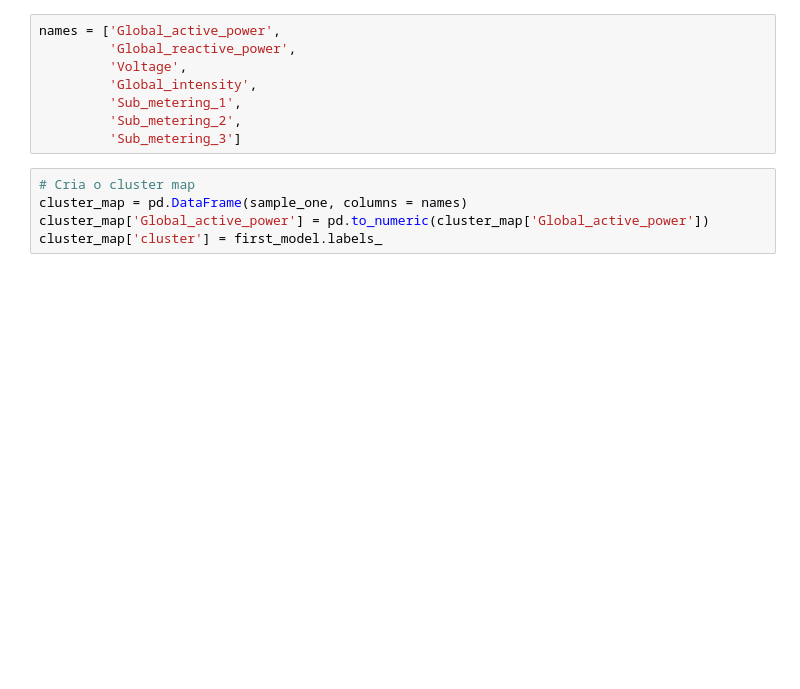
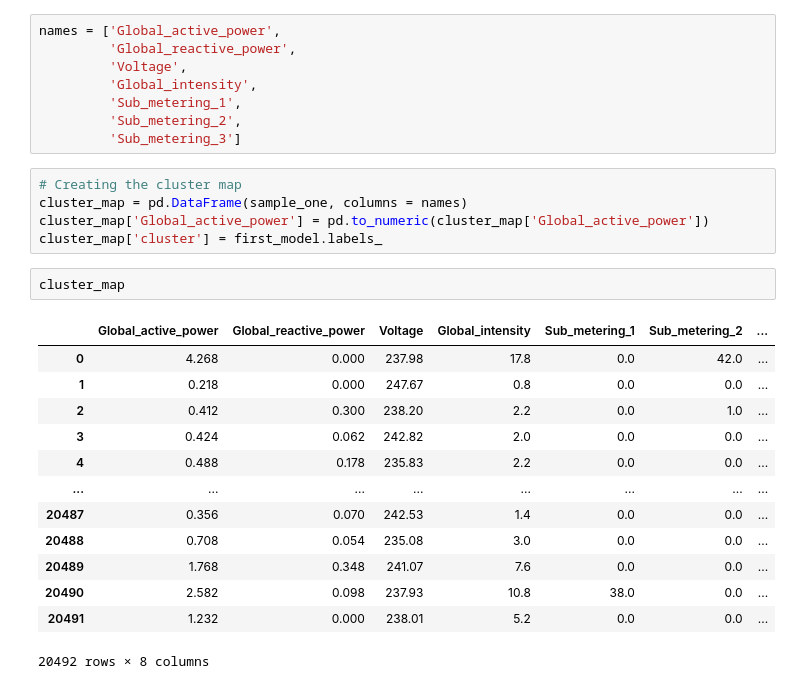
Before and after one commit to Filip3Owl/unsupervised-energy-clustering, a Jupyter notebook: notebook/energy-consumption.ipynb, the cells around one changed output. Cells and saved outputs as stored; diff of their text form; blank space fills up the shorter version.

```diff
--- a/notebook/energy-consumption.ipynb
+++ b/notebook/energy-consumption.ipynb
@@ -377,7 +377,23 @@ names = ['Global_active_power',
          'Sub_metering_2',
          'Sub_metering_3']
 # %%
-# Cria o cluster map
+# Creating the cluster map
 cluster_map = pd.DataFrame(sample_one, columns = names)
 cluster_map['Global_active_power'] = pd.to_numeric(cluster_map['Global_active_power'])
 cluster_map['cluster'] = first_model.labels_
+# %%
+cluster_map
+# %% [output]
+|  | Global_active_power | Global_reactive_power | Voltage | Global_intensity | Sub_metering_1 | Sub_metering_2 | ... |
+| 0 | 4.268 | 0.000 | 237.98 | 17.8 | 0.0 | 42.0 | ... |
+| 1 | 0.218 | 0.000 | 247.67 | 0.8 | 0.0 | 0.0 | ... |
+| 2 | 0.412 | 0.300 | 238.20 | 2.2 | 0.0 | 1.0 | ... |
+| 3 | 0.424 | 0.062 | 242.82 | 2.0 | 0.0 | 0.0 | ... |
+| 4 | 0.488 | 0.178 | 235.83 | 2.2 | 0.0 | 0.0 | ... |
+| ... | ... | ... | ... | ... | ... | ... | ... |
+| 20487 | 0.356 | 0.070 | 242.53 | 1.4 | 0.0 | 0.0 | ... |
+| 20488 | 0.708 | 0.054 | 235.08 | 3.0 | 0.0 | 0.0 | ... |
+| 20489 | 1.768 | 0.348 | 241.07 | 7.6 | 0.0 | 0.0 | ... |
+| 20490 | 2.582 | 0.098 | 237.93 | 10.8 | 38.0 | 0.0 | ... |
+| 20491 | 1.232 | 0.000 | 238.01 | 5.2 | 0.0 | 0.0 | ... |
+20492 rows × 8 columns
```
Also changed, not shown: parts of 3 cells of this notebook.
